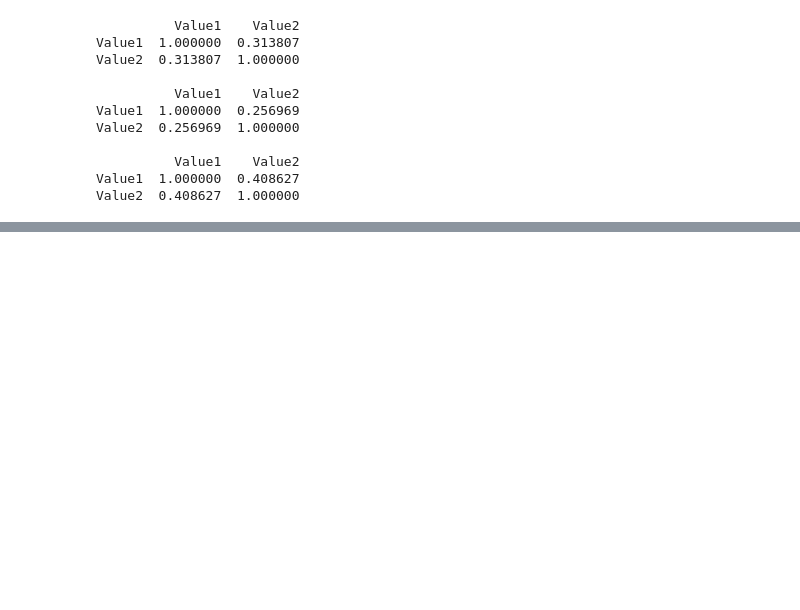
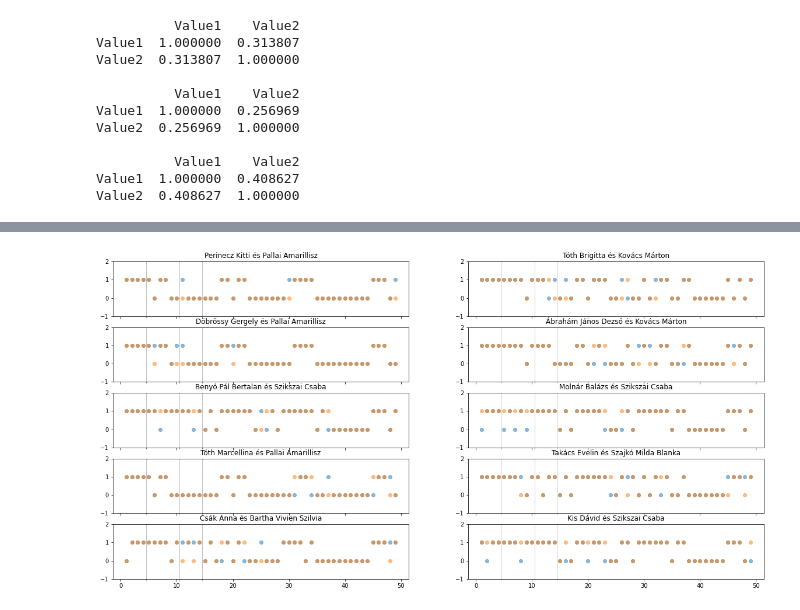
Before and after one commit to konderal333/-nkutfel, a Jupyter notebook: ONKUTFEL2/öngud.ipynb, the cells around one changed output, grey strips where cells are left out. Saved outputs shown, nothing was run; the diff lists cells and outputs as text; code cells hidden in the pictures; blank space fills up the shorter version.

```diff
--- a/ONKUTFEL2/öngud.ipynb
+++ b/ONKUTFEL2/öngud.ipynb
@@ -328,0 +379,25 @@ Value2  0.408627  1.000000
+# %%
+parok_2019 = [('Perinecz Kitti','Pallai Amarillisz'), ('Döbrőssy Gergely','Pallai Amarillisz'), ('Benyó Pál Bertalan','Szikszai Csaba'),
+              ('Tóth Marcellina','Pallai Amarillisz'), ('Csák Anna','Bartha Vivien Szilvia'), ('Tóth Brigitta','Kovács Márton'), ('Ábrahám János Dezső','Kovács Márton'),
+              ('Molnár Balázs','Szikszai Csaba'), ('Takács Evelin','Szajkó Milda Blanka'), ('Kis Dávid','Szikszai Csaba')]
+# %%
+fig, axs = plt.subplots(5, 2, sharex=True, figsize = (20, 10))
+
+for i in range(2):
+    for j in range(5):
+        names = parok_2019[i*5 + j]
+        vector1 = list(hamming_2019.query('Name == @names[0]')['vector'])[0]
+        vector2 = list(hamming_2019.query('Name == @names[1]')['vector'])[0]
+        # Plot
+        #plt.figure(figsize=(12,5), dpi=100)
+        axs[j,i].scatter(range(1,len(vector1)+1), vector1, label=names[0], alpha=0.5)
+        axs[j,i].scatter(range(1,len(vector1)+1), vector2, label=names[1], alpha=0.5)
+        axs[j,i].set_title(f"{names[0]} és {names[1]}")
+        axs[j,i].set_ylim([-1,2])
+        axs[j,i].set_xticks([4.5, 10.5, 14.5], minor=True)
+        axs[j,i].xaxis.grid(True, which='minor')
+        # axs[j,i].legend(loc='upper left', fontsize=8)
+
+plt.show()
+# %% [output]
+[figure, added]
```
Also changed, not shown: parts of 6 cells of this notebook.
